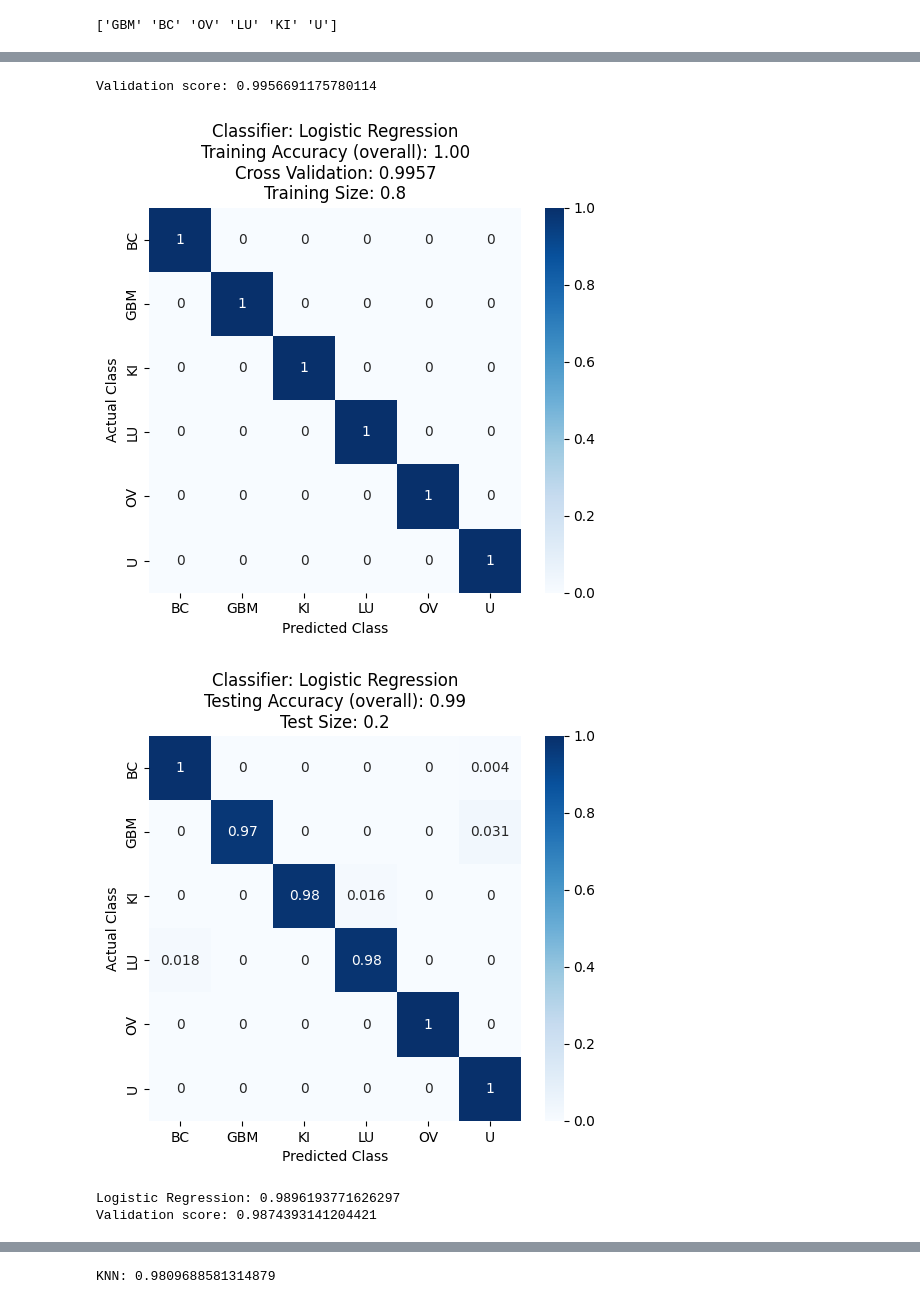
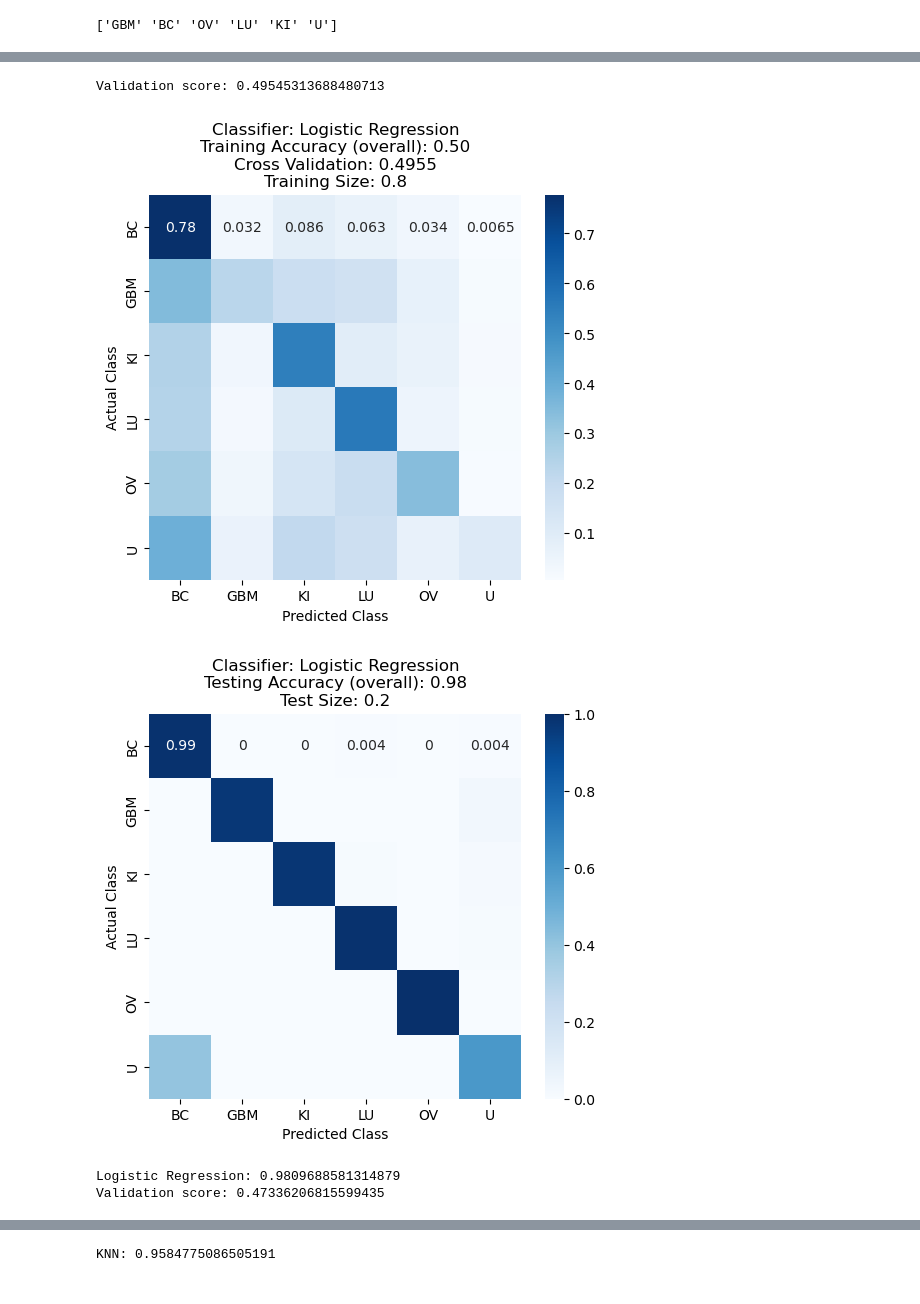
Before and after one commit to FelixJons/mve411-big-data-stats, a Jupyter notebook: assignment-1/per_class_notebook.ipynb, the cells around one changed output, grey strips where cells are left out. Saved outputs shown, nothing was run; the diff lists cells and outputs as text; code cells hidden in the pictures.

```diff
--- a/assignment-1/per_class_notebook.ipynb
+++ b/assignment-1/per_class_notebook.ipynb
@@ -15,9 +15,9 @@ from sklearn.feature_selection import VarianceThreshold
 from sklearn.pipeline import make_pipeline
 # %%
 # Standard Parameters
-test_set_size = 0.2 # 0.2, 0.6, 0.8
-randomized_labels = False
-mislabel_percentage = 100.0 #percentage decimals numbers: 0-100.
+test_set_size = 0.2  # [0.2, 0.6, 0.8]
+randomized_labels = True
+mislabel_percentage = 50  # Percentage decimals numbers: 0-100
 standardize = True
 apply_pca = True
 apply_anova = False
@@ -134,6 +144,8 @@ def cross_val_pca(classifier):
 # %%
 # Randomizing labels in y_test
 if randomized_labels:
-    y_train_randomized, indices_change = randomize_labels(y_train, percentage=mislabel_percentage)
-    y_train=y_train_randomized
+    y_train_randomized, indices_change = randomize_labels(
+        y_train, percentage=mislabel_percentage
+    )
+    y_train = y_train_randomized
     print("Successful randomization of labels")
@@ -192,43 +205,57 @@ The best number of principal components for KNN is 19 with a score of 0.99047337
 for name, clf in classifiers.items():
     X_train_copy = X_train.copy()
     X_test_copy = X_test.copy()
+
+    if apply_anova:
+        anova = SelectKBest(f_classif, k=best_features[name][0])
+        X_train_copy = anova.fit_transform(X_train_copy, y_train)
+        X_test_copy = anova.transform(X_test_copy)
+
     if apply_pca:
         pca = PCA(n_components=best_components[name][0])
         X_train_copy = pca.fit_transform(X_train_copy)
         X_test_copy = pca.transform(X_test_copy)
 
     ### Training Score###
     kf = KFold(n_splits=5, shuffle=True, random_state=42)
     cv_scores = cross_val_score(clf, X_train_copy, y_train, cv=kf)
     clf.fit(X_train_copy, y_train)
     y_pred_train = clf.predict(X_train_copy)
     accuracy = accuracy_score(y_train, y_pred_train)
     cm = confusion_matrix(y_train, y_pred_train, normalize="true")
     class_labels = sorted(set(y_train))
     print(f"Validation score: {np.mean(cv_scores)}")
     plt.figure(figsize=(6, 5))
-    sns.heatmap(cm, annot=True, cmap="Blues", xticklabels=class_labels, yticklabels=class_labels)
-    plt.title(f'Classifier: {name}\nTraining Accuracy (overall): {accuracy:.2f}\nCross Validation: {np.mean(cv_scores):.4f}\nTraining Size: {(1-test_set_size):.1f}')
-    plt.ylabel('Actual Class')
-    plt.xlabel('Predicted Class')
+    sns.heatmap(
+        cm, annot=True, cmap="Blues", xticklabels=class_labels, yticklabels=class_labels
+    )
+    plt.title(
+        f"Classifier: {name}\nTraining Accuracy (overall): {accuracy:.2f}\nCross Validation: {np.mean(cv_scores):.4f}\nTraining Size: {(1-test_set_size):.1f}"
+    )
+    plt.ylabel("Actual Class")
+    plt.xlabel("Predicted Class")
 
     ### Test score ####
     y_pred_test = clf.predict(X_test_copy)
     accuracy = accuracy_score(y_test, y_pred_test)
     cm = confusion_matrix(y_test, y_pred_test, normalize="true")
     class_labels = sorted(set(y_test))
     plt.figure(figsize=(6, 5))
-    sns.heatmap(cm, annot=True, cmap="Blues", xticklabels=class_labels, yticklabels=class_labels)
-    plt.title(f'Classifier: {name}\nTesting Accuracy (overall): {accuracy:.2f}\nTest Size: {test_set_size}')
-    plt.ylabel('Actual Class')
-    plt.xlabel('Predicted Class')
+    sns.heatmap(
+        cm, annot=True, cmap="Blues", xticklabels=class_labels, yticklabels=class_labels
+    )
+    plt.title(
+        f"Classifier: {name}\nTesting Accuracy (overall): {accuracy:.2f}\nTest Size: {test_set_size}"
+    )
+    plt.ylabel("Actual Class")
+    plt.xlabel("Predicted Class")
 
     plt.show()
 
     print(f"{name}: {accuracy}")
 # %% [output]
-Validation score: 0.9956691175780114
+Validation score: 0.49545313688480713
-[figure, old version]
+[figure, new version]
-[figure, old version]
+[figure, new version]
-Logistic Regression: 0.9896193771626297
-Validation score: 0.9874393141204421
+Logistic Regression: 0.9809688581314879
+Validation score: 0.47336206815599435
@@ -241 +268 @@ Validation score: 0.9904733733367138
-KNN: 0.9809688581314879
+KNN: 0.9584775086505191
```
Also changed, not shown: parts of 5 cells of this notebook.
